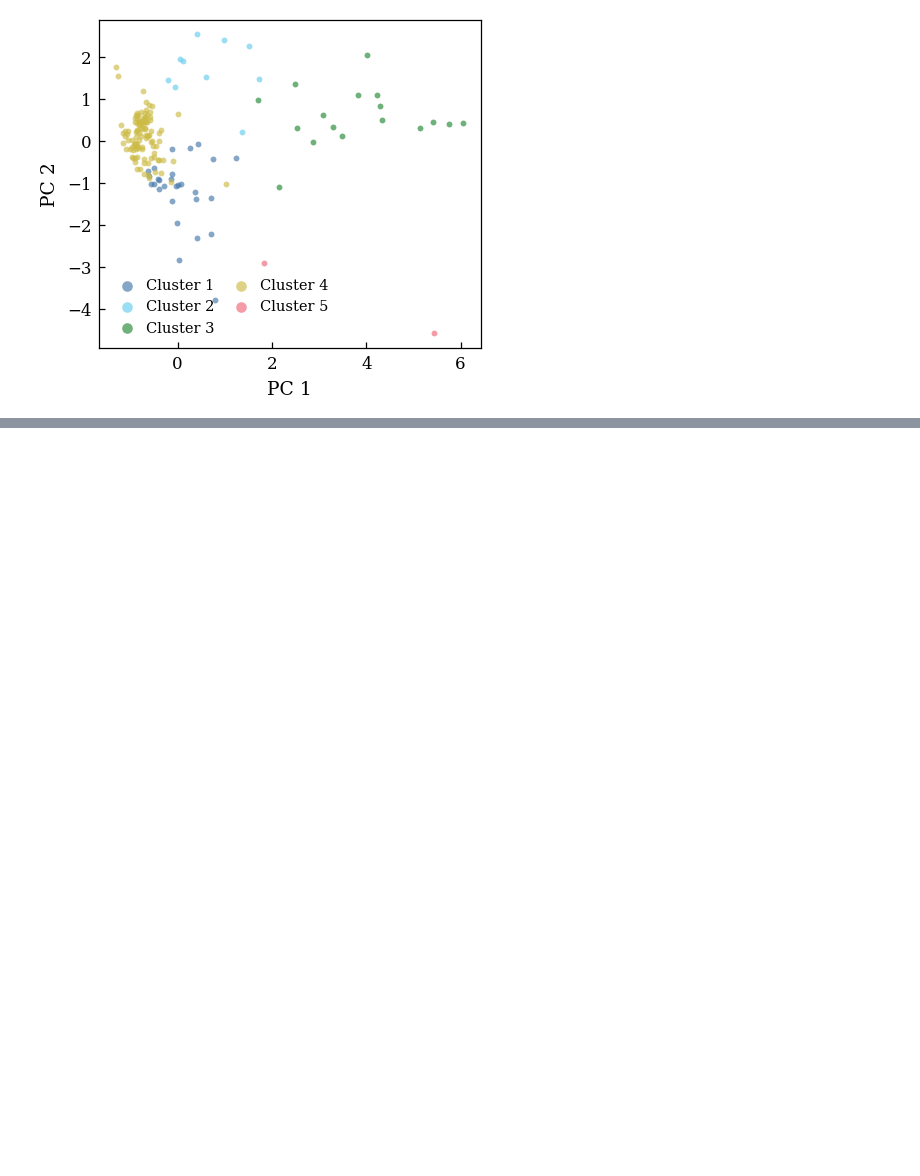
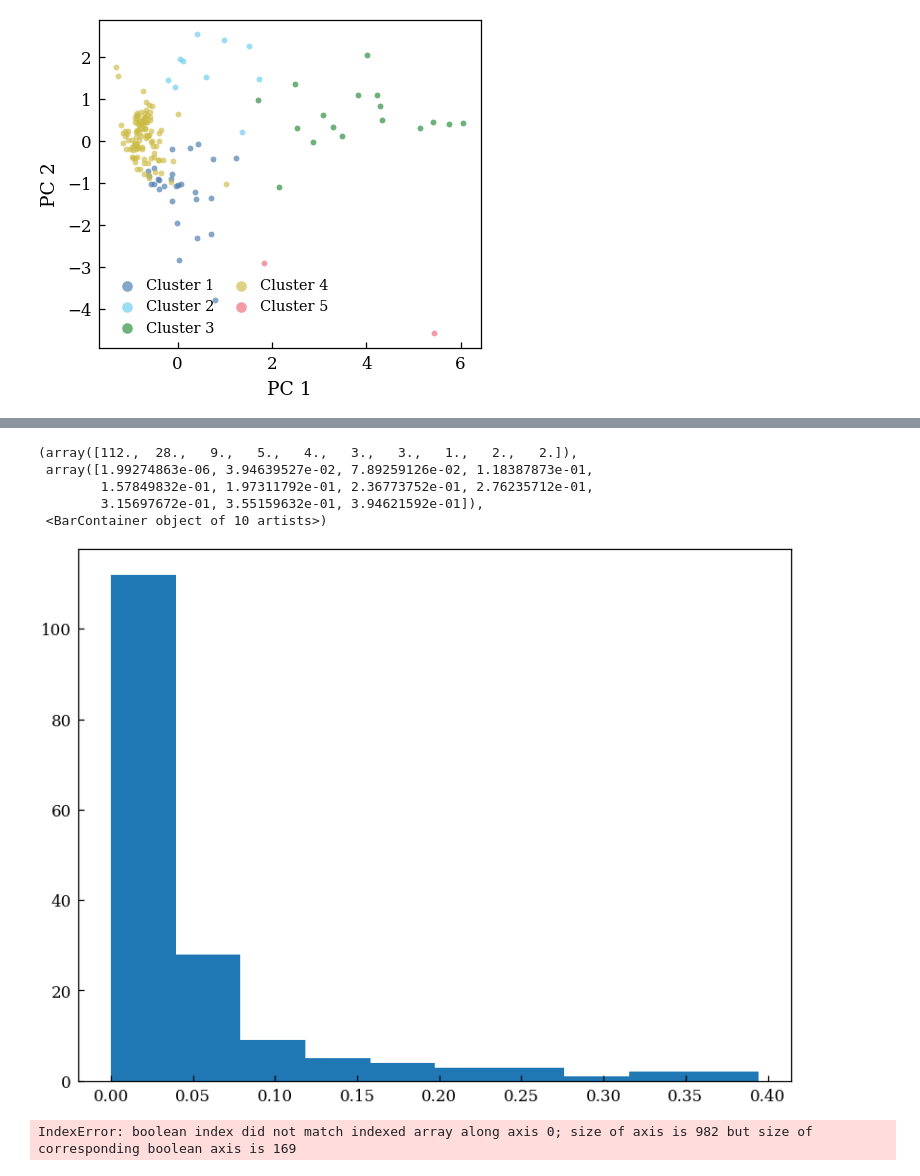
Before and after one commit to kevinqnb/scholarlm, a Jupyter notebook: analysis/clustering.ipynb, the cells around one changed output, grey strips where cells are left out. Drawn from its saved outputs; the diff is of its cells as text; code cells hidden in the pictures; blank space fills up the shorter version.

```diff
--- a/analysis/clustering.ipynb
+++ b/analysis/clustering.ipynb
@@ -520,0 +610,13 @@ plt.show()
+# %%
+plt.hist(syn_probe_probs ** 2)
+# %% [output]
+(array([112.,  28.,   9.,   5.,   4.,   3.,   3.,   1.,   2.,   2.]),
+ array([1.99274863e-06, 3.94639527e-02, 7.89259126e-02, 1.18387873e-01,
+        1.57849832e-01, 1.97311792e-01, 2.36773752e-01, 2.76235712e-01,
+        3.15697672e-01, 3.55159632e-01, 3.94621592e-01]),
+ <BarContainer object of 10 artists>)
+[figure, added]
+# %%
+syn_labels[(syn_probe_probs ** 2) > 0.05]
+# %% [output]
+IndexError: boolean index did not match indexed array along axis 0; size of axis is 982 but size of corresponding boolean axis is 169
```
Also changed, not shown: parts of 17 cells of this notebook, 38 other files.
